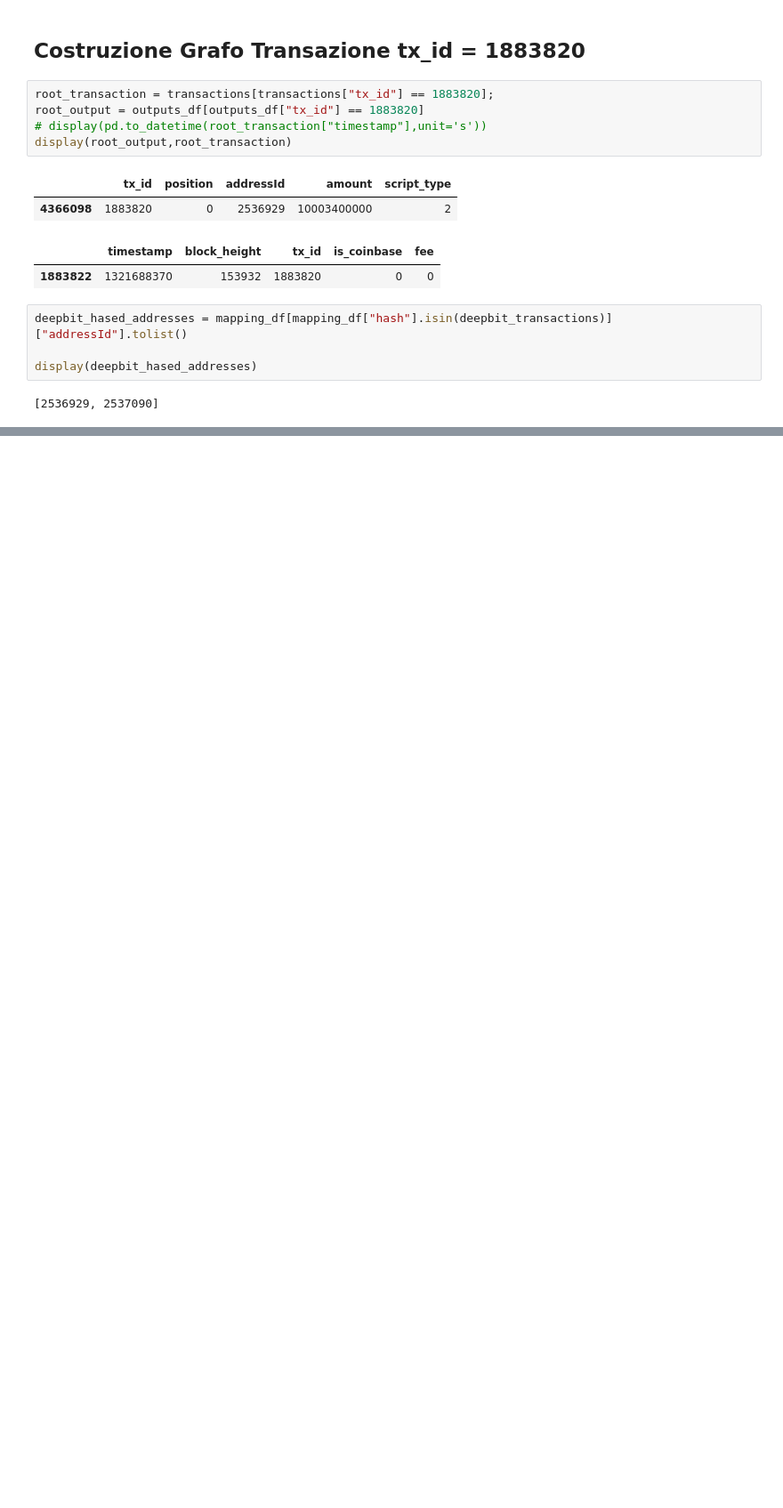
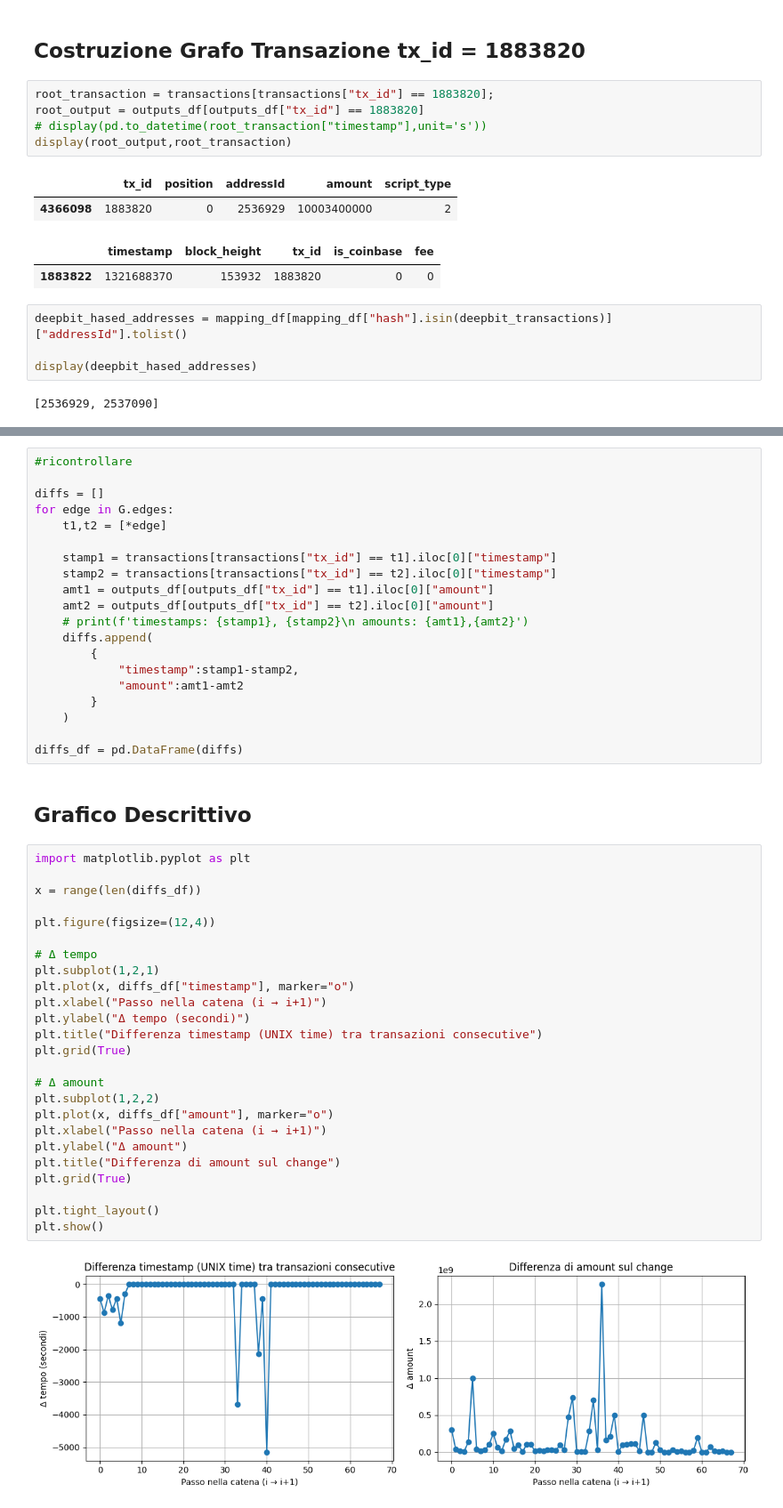
Before and after one commit to TaleWind28/Magician, a Jupyter notebook: Magician.ipynb, the cells around one changed output, grey strips where cells are left out. Shown at 89% size. Cells and saved outputs as stored; diff of their text form; blank space fills up the shorter version.

```diff
--- a/Magician.ipynb
+++ b/Magician.ipynb
@@ -560,0 +621,49 @@ print(len(ctx))
+# %%
+#ricontrollare
+
+diffs = []
+for edge in G.edges:
+    t1,t2 = [*edge]
+
+    stamp1 = transactions[transactions["tx_id"] == t1].iloc[0]["timestamp"]
+    stamp2 = transactions[transactions["tx_id"] == t2].iloc[0]["timestamp"]
+    amt1 = outputs_df[outputs_df["tx_id"] == t1].iloc[0]["amount"]
+    amt2 = outputs_df[outputs_df["tx_id"] == t2].iloc[0]["amount"]
+    # print(f'timestamps: {stamp1}, {stamp2}\n amounts: {amt1},{amt2}')
+    diffs.append(
+        {
+            "timestamp":stamp1-stamp2,
+            "amount":amt1-amt2
+        }
+    )
+
+diffs_df = pd.DataFrame(diffs)
+# %% [markdown]
+## Grafico Descrittivo
+# %%
+import matplotlib.pyplot as plt
+
+x = range(len(diffs_df))
+
+plt.figure(figsize=(12,4))
+
+# Δ tempo
+plt.subplot(1,2,1)
+plt.plot(x, diffs_df["timestamp"], marker="o")
+plt.xlabel("Passo nella catena (i → i+1)")
+plt.ylabel("Δ tempo (secondi)")
+plt.title("Differenza timestamp (UNIX time) tra transazioni consecutive")
+plt.grid(True)
+
+# Δ amount
+plt.subplot(1,2,2)
+plt.plot(x, diffs_df["amount"], marker="o")
+plt.xlabel("Passo nella catena (i → i+1)")
+plt.ylabel("Δ amount")
+plt.title("Differenza di amount sul change")
+plt.grid(True)
+
+plt.tight_layout()
+plt.show()
+# %% [output]
+[figure, added]
```
Also changed, not shown: parts of 11 cells of this notebook.
